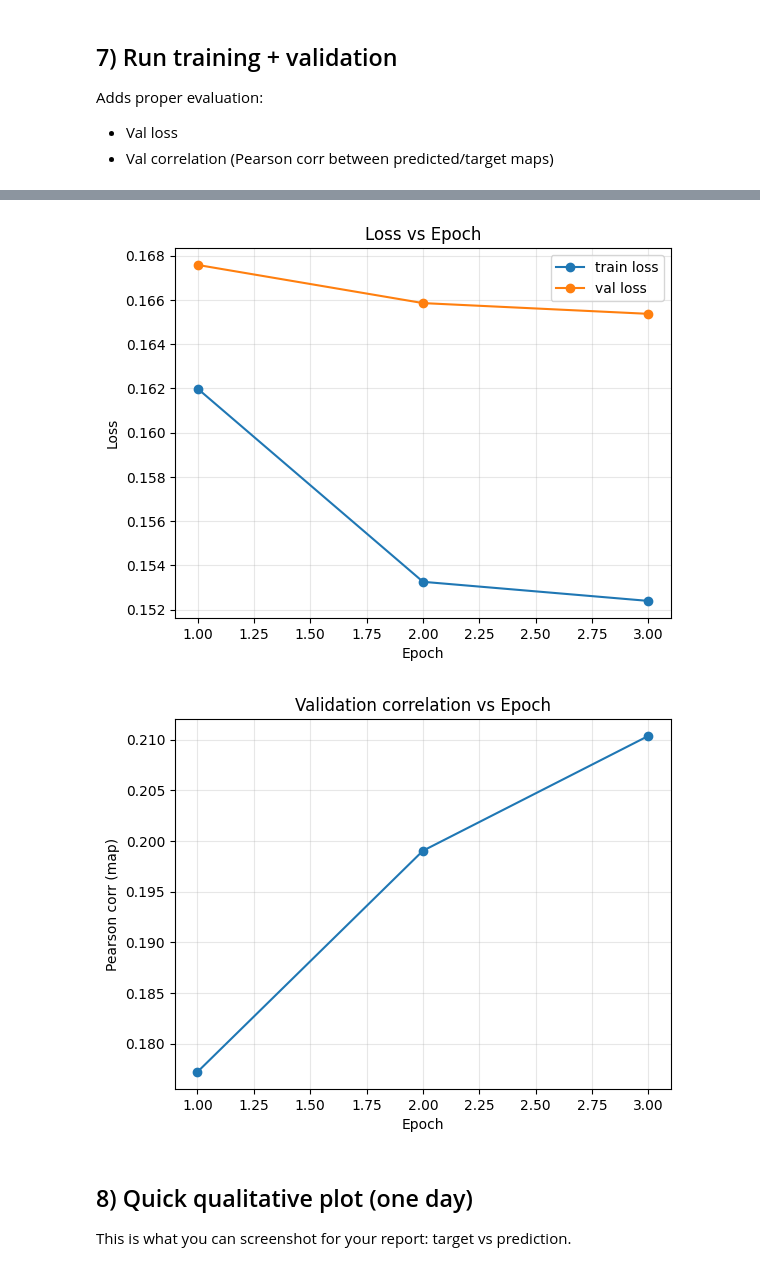
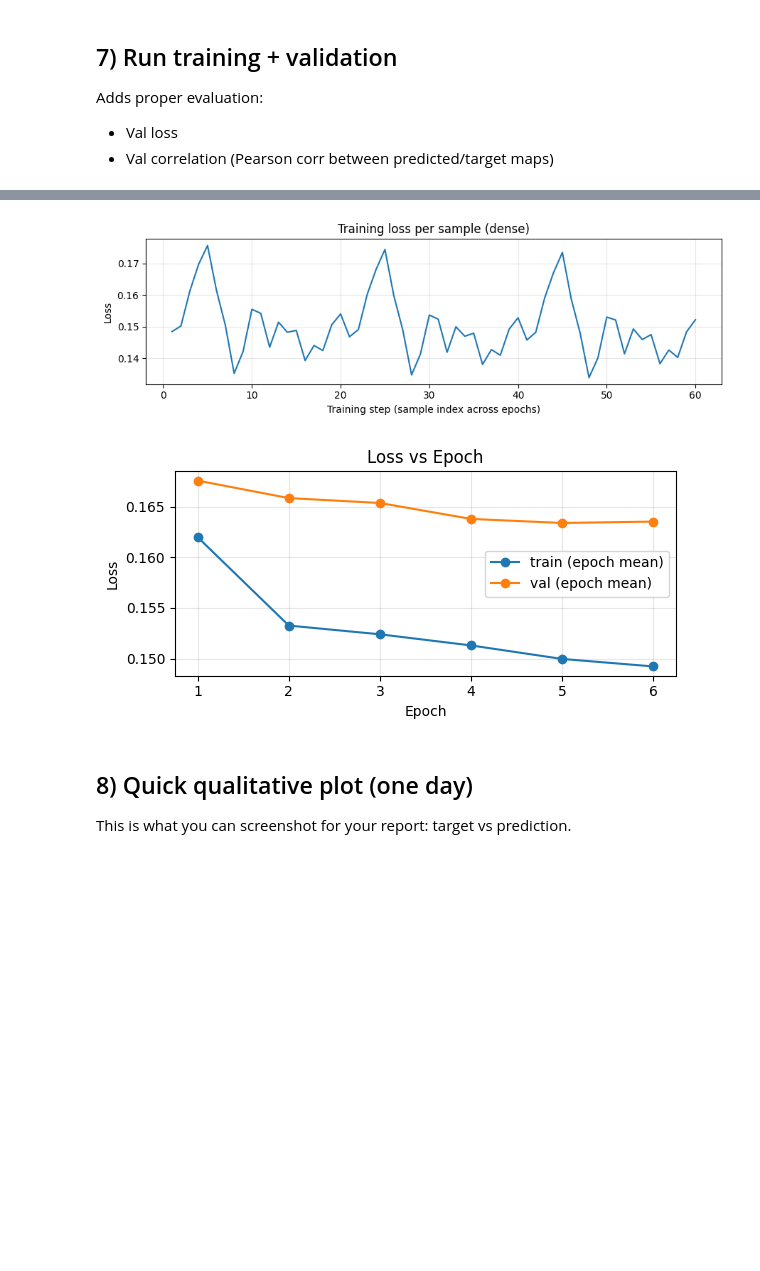
Before and after one commit to MichelFaloughi/enm5310-project, a Jupyter notebook: data/notebook2.ipynb, the cells around one changed output, grey strips where cells are left out. Cells and saved outputs as stored; diff of their text form; code cells hidden in the pictures; blank space fills up the shorter version.

```diff
--- a/data/notebook2.ipynb
+++ b/data/notebook2.ipynb
@@ -49,7 +49,7 @@ print("VAL_DATES:", len(VAL_DATES))
 
 
 # Run mode
-DO_TRAIN = False  # True = train (or resume). False = just load checkpoint & plot/infer
+DO_TRAIN = True  # True = train (or resume). False = just load checkpoint & plot/infer
 RESUME_IF_EXISTS = True  # if True and checkpoint exists, load head weights before training
 # %% [output]
 Config loaded.
@@ -445,16 +485,26 @@ if DO_TRAIN:
     # If we loaded checkpoint earlier, training continues from it automatically
     for ep in range(EPOCHS):
         print(f"\n=== Epoch {ep+1}/{EPOCHS} ===")
-        train_loss = train_one_epoch(TRAIN_DATES)
+        train_loss, step_dates, step_losses = train_one_epoch(TRAIN_DATES)
         history["train_loss"].append(train_loss)
+        history.setdefault("train_step_loss", []).append(step_losses)
+        history.setdefault("train_step_dates", []).append(step_dates)
+
 
         if len(VAL_DATES) > 0:
             vals = [eval_one(d) for d in VAL_DATES]  # list of (loss, corr)
-            val_loss = float(np.mean([v[0] for v in vals]))
-            val_corr = float(np.mean([v[1] for v in vals]))
+            day_losses = [float(v[0]) for v in vals]
+            day_corrs  = [float(v[1]) for v in vals]
+            val_loss = float(np.mean(day_losses))
+            val_corr = float(np.mean(day_corrs))
+
+            history.setdefault("val_day_loss", []).append(day_losses)
+            history.setdefault("val_day_corr", []).append(day_corrs)
+            history.setdefault("val_day_dates", []).append(list(VAL_DATES))
         else:
             val_loss = float("nan")
             val_corr = float("nan")
+
 
         history["val_loss"].append(val_loss)
         history["val_corr"].append(val_corr)
@@ -507,32 +557,40 @@ history: {'train_loss': [0.16198882460594177, 0.15325565934181212, 0.15239178463
 # %%
+import numpy as np
 import matplotlib.pyplot as plt
-import numpy as np
 
-assert "train_loss" in history, "history missing train_loss"
+if "train_step_loss" in history and len(history["train_step_loss"]) > 0:
+    y = np.concatenate([np.array(x, dtype=float) for x in history["train_step_loss"]])
+    x = np.arange(1, len(y) + 1)
+
+    plt.figure(figsize=(9, 3))
+    plt.plot(x, y)
+    plt.title("Training loss per sample (dense)")
+    plt.xlabel("Training step (sample index across epochs)")
+    plt.ylabel("Loss")
+    plt.grid(True, alpha=0.3)
+    plt.tight_layout()
+    plt.show()
+else:
+    print("No train_step_loss recorded yet.")
+
+
+# more plots
 epochs = np.arange(1, len(history["train_loss"]) + 1)
 
-plt.figure()
-plt.plot(epochs, history["train_loss"], marker="o", label="train loss")
-if len(history.get("val_loss", [])) == len(history["train_loss"]) and len(history["val_loss"]) > 0:
-    plt.plot(epochs, history["val_loss"], marker="o", label="val loss")
+plt.figure(figsize=(6, 3))
+plt.plot(epochs, history["train_loss"], marker="o", label="train (epoch mean)")
+if len(history.get("val_loss", [])) == len(history["train_loss"]):
+    plt.plot(epochs, history["val_loss"], marker="o", label="val (epoch mean)")
 plt.title("Loss vs Epoch")
 plt.xlabel("Epoch")
 plt.ylabel("Loss")
 plt.grid(True, alpha=0.3)
 plt.legend()
+plt.tight_layout()
 plt.show()
-
-if "val_corr" in history and len(history["val_corr"]) == len(history["train_loss"]) and len(history["val_corr"]) > 0:
-    plt.figure()
-    plt.plot(epochs, history["val_corr"], marker="o")
-    plt.title("Validation correlation vs Epoch")
-    plt.xlabel("Epoch")
-    plt.ylabel("Pearson corr (map)")
-    plt.grid(True, alpha=0.3)
-    plt.show()
 # %% [output]
-[figure, old version]
+[figure, new version]
-[figure, old version]
+[figure, new version]
 # %% [markdown]
 ## 8) Quick qualitative plot (one day)
 This is what you can screenshot for your report: target vs prediction.
```
Also changed, not shown: parts of 9 cells of this notebook, 3 other files.
